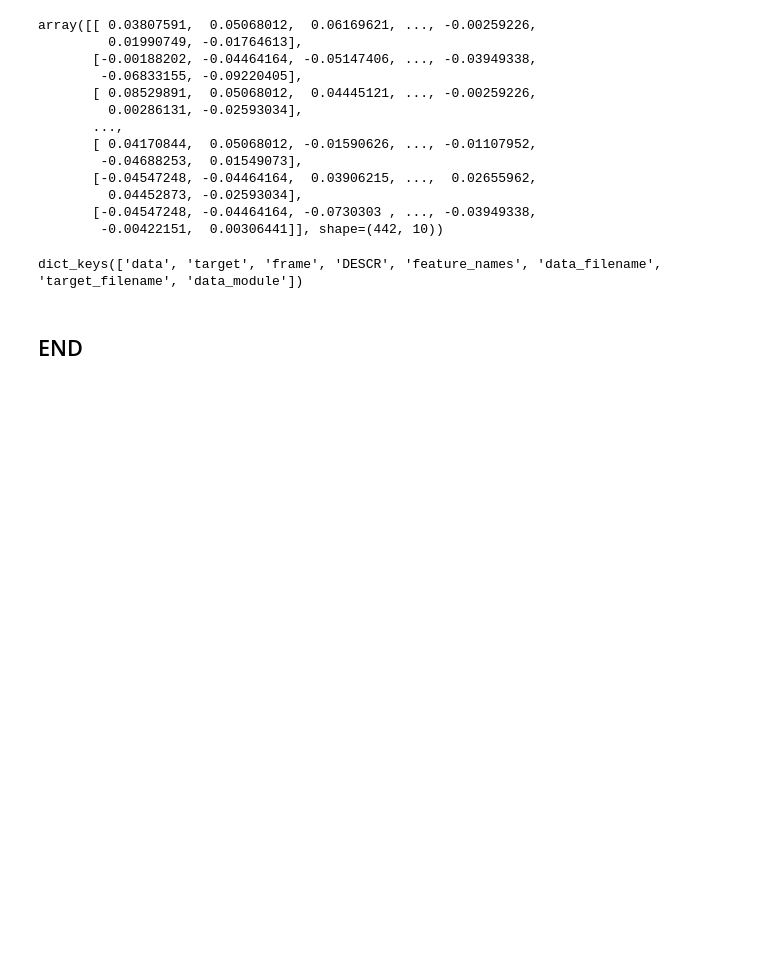
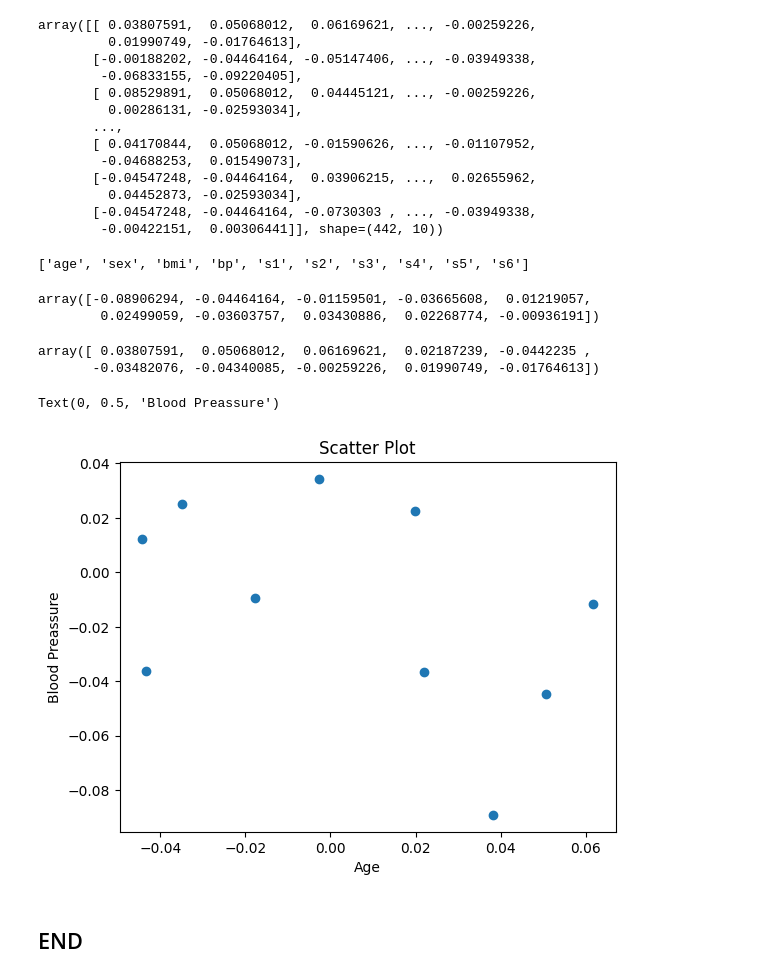
Before and after one commit to IgnacioRiboldi/principles_of_data_analytics, a Jupyter notebook: tasks.ipynb, the cells around one changed output. Cells and saved outputs as stored; diff of their text form; code cells hidden in the pictures; blank space fills up the shorter version.

```diff
--- a/tasks.ipynb
+++ b/tasks.ipynb
@@ -236,8 +236,43 @@ array([[ 0.03807591,  0.05068012,  0.06169621, ..., -0.00259226,
        [-0.04547248, -0.04464164, -0.0730303 , ..., -0.03949338,
         -0.00422151,  0.00306441]], shape=(442, 10))
 # %%
-diabetes.keys()
+diabetes.feature_names
 # %% [output]
-dict_keys(['data', 'target', 'frame', 'DESCR', 'feature_names', 'data_filename', 'target_filename', 'data_module'])
+['age', 'sex', 'bmi', 'bp', 's1', 's2', 's3', 's4', 's5', 's6']
+# %%
+# Blood preassure.
+
+bp = diabetes.data[3]
+
+#Show
+bp
+# %% [output]
+array([-0.08906294, -0.04464164, -0.01159501, -0.03665608,  0.01219057,
+        0.02499059, -0.03603757,  0.03430886,  0.02268774, -0.00936191])
+# %%
+# Age.
+
+age = diabetes.data[0]
+
+# Show
+age
+# %% [output]
+array([ 0.03807591,  0.05068012,  0.06169621,  0.02187239, -0.0442235 ,
+       -0.03482076, -0.04340085, -0.00259226,  0.01990749, -0.01764613])
+# %%
+# Relationship figure and axis.
+
+fig, ax = plt.subplots()
+
+ax.scatter(age,bp)
+
+#Labels
+
+plt.title('Scatter Plot')
+ax.set_xlabel('Age')
+ax.set_ylabel('Blood Preassure')
+# %% [output]
+Text(0, 0.5, 'Blood Preassure')
+[figure, added]
 # %% [markdown]
 ## END
```
